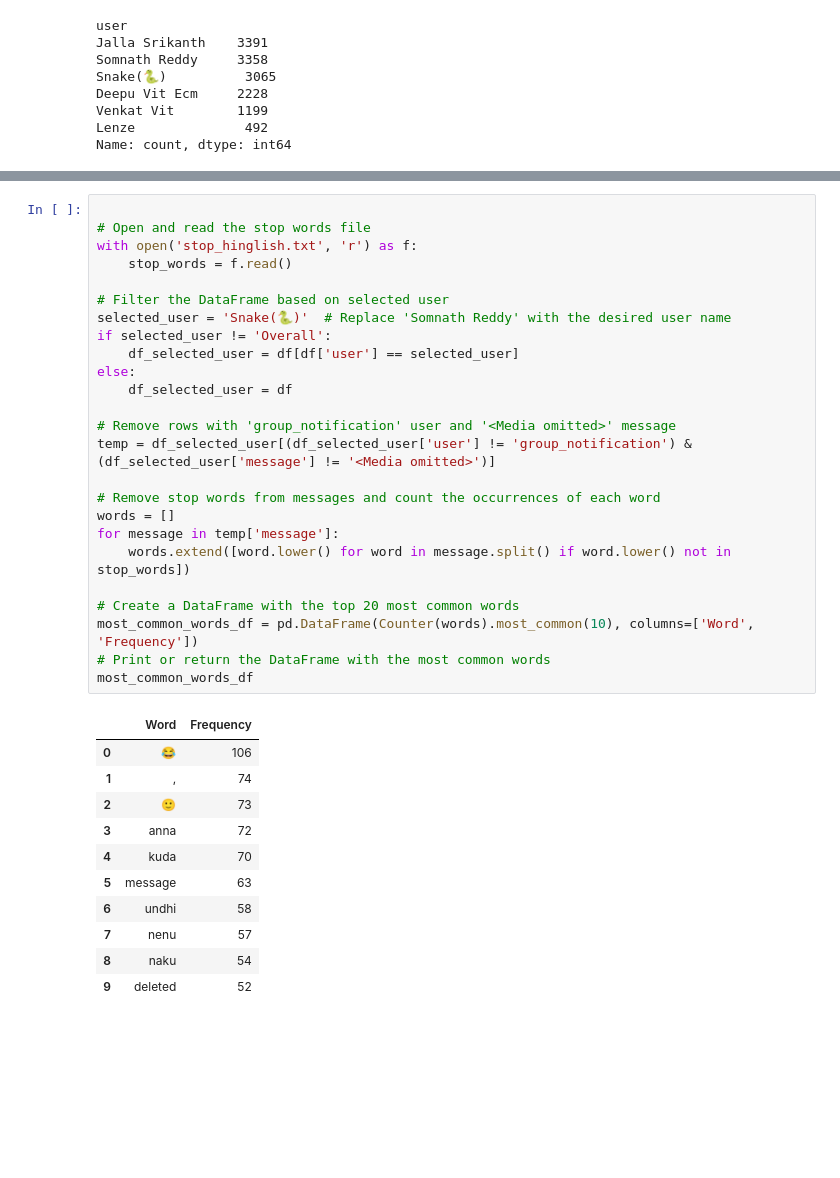
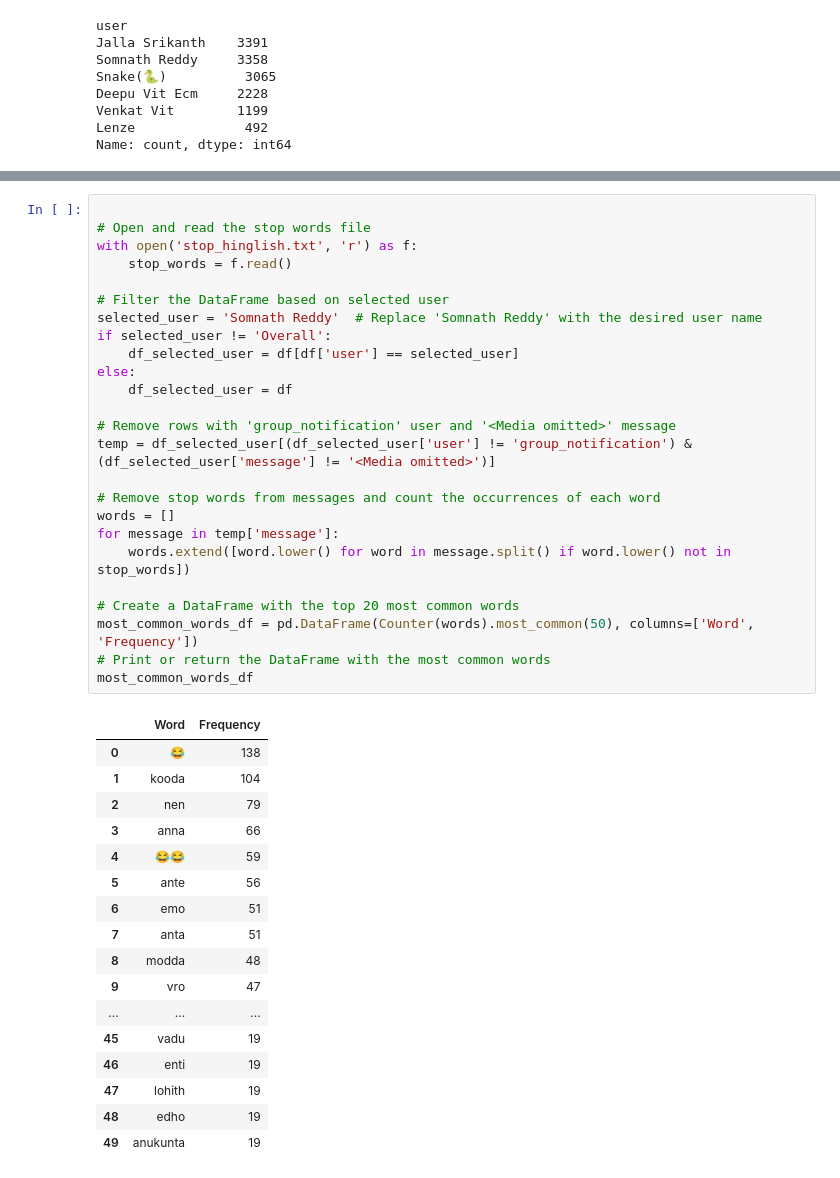
Before and after one commit to somnathreddy1814/DataAnalyst-Projects, a Jupyter notebook: chat analyzer/830.ipynb, the cells around one changed output, grey strips where cells are left out. Drawn from its saved outputs; the diff is of its cells as text; blank space fills up the shorter version.

```diff
--- a/chat analyzer/830.ipynb
+++ b/chat analyzer/830.ipynb
@@ -251,38 +257,44 @@ plt.show()
 # %%
 
 # Open and read the stop words file
 with open('stop_hinglish.txt', 'r') as f:
     stop_words = f.read()
 
 # Filter the DataFrame based on selected user
-selected_user = 'Snake(🐍)'  # Replace 'Somnath Reddy' with the desired user name
+selected_user = 'Somnath Reddy'  # Replace 'Somnath Reddy' with the desired user name
 if selected_user != 'Overall':
     df_selected_user = df[df['user'] == selected_user]
 else:
     df_selected_user = df
 
 # Remove rows with 'group_notification' user and '<Media omitted>' message
 temp = df_selected_user[(df_selected_user['user'] != 'group_notification') & (df_selected_user['message'] != '<Media omitted>')]
 
 # Remove stop words from messages and count the occurrences of each word
 words = []
 for message in temp['message']:
     words.extend([word.lower() for word in message.split() if word.lower() not in stop_words])
 
 # Create a DataFrame with the top 20 most common words
-most_common_words_df = pd.DataFrame(Counter(words).most_common(10), columns=['Word', 'Frequency'])
+most_common_words_df = pd.DataFrame(Counter(words).most_common(50), columns=['Word', 'Frequency'])
 # Print or return the DataFrame with the most common words
 most_common_words_df
 # %% [output]
 |  | Word | Frequency |
-| 0 | 😂 | 106 |
-| 1 | , | 74 |
-| 2 | 🙂 | 73 |
-| 3 | anna | 72 |
-| 4 | kuda | 70 |
-| 5 | message | 63 |
-| 6 | undhi | 58 |
-| 7 | nenu | 57 |
-| 8 | naku | 54 |
-| 9 | deleted | 52 |
+| 0 | 😂 | 138 |
+| 1 | kooda | 104 |
+| 2 | nen | 79 |
+| 3 | anna | 66 |
+| 4 | 😂😂 | 59 |
+| 5 | ante | 56 |
+| 6 | emo | 51 |
+| 7 | anta | 51 |
+| 8 | modda | 48 |
+| 9 | vro | 47 |
+| ... | ... | ... |
+| 45 | vadu | 19 |
+| 46 | enti | 19 |
+| 47 | lohith | 19 |
+| 48 | edho | 19 |
+| 49 | anukunta | 19 |
 # %%
```
Also changed, not shown: parts of 16 cells of this notebook.
